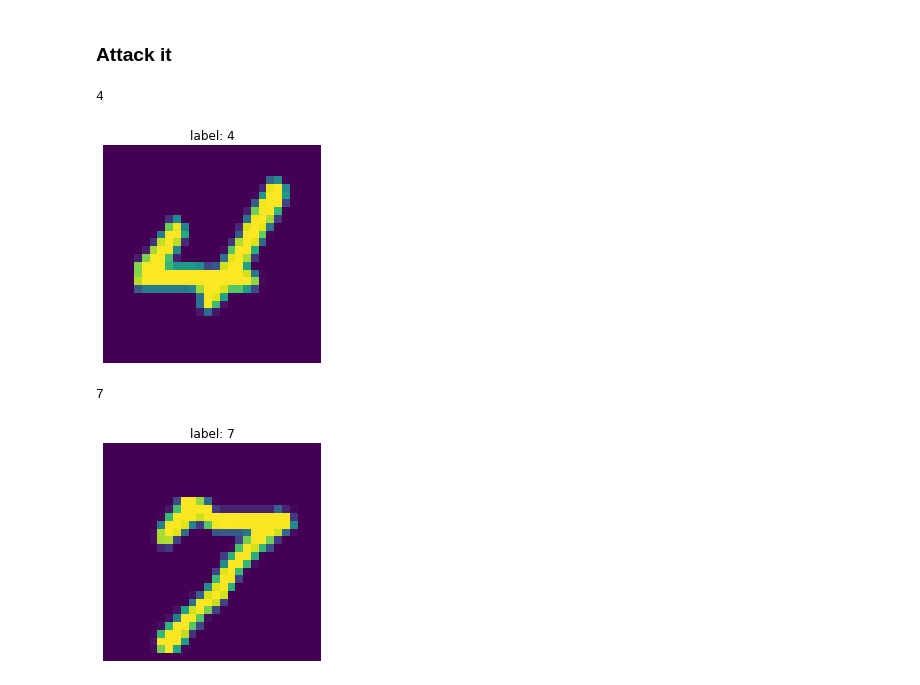
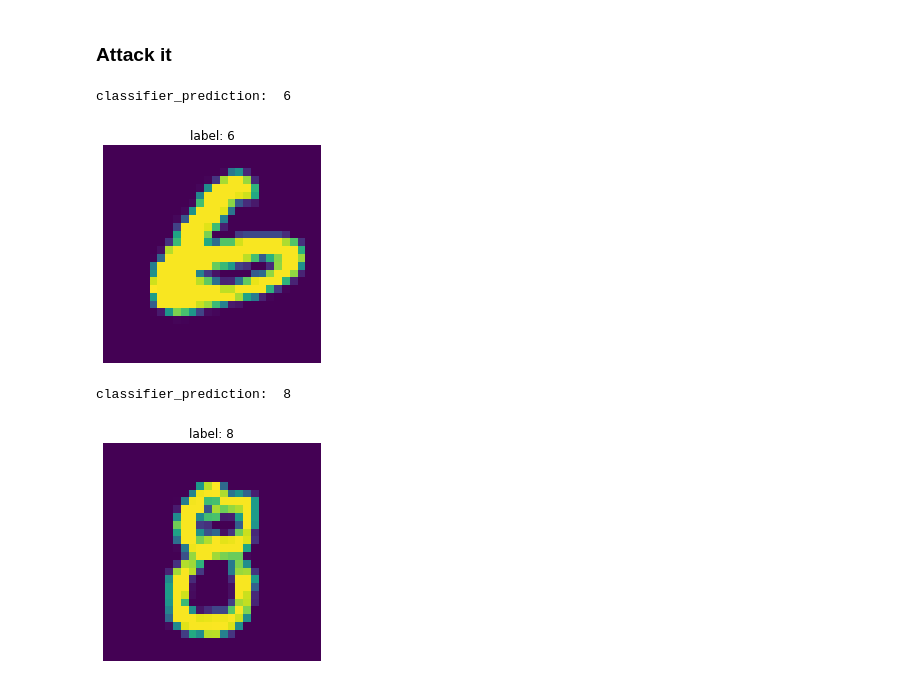
Before and after one commit to a-chubcheva/Excessive-invariance, a Jupyter notebook: autoencoder.ipynb, the cells around one changed output. Drawn from its saved outputs; the diff is of its cells as text; code cells hidden in the pictures.

Commit message:
fix autoencoder

```diff
--- a/autoencoder.ipynb
+++ b/autoencoder.ipynb
@@ -66,12 +86,14 @@ class Autoencoder(nn.Module):
   def __init__(self, input_size=28*28):
     super(Autoencoder, self).__init__()
     self.encoder = nn.Sequential(
-        nn.Linear(input_size, 128),
+        nn.Linear(input_size, 64),
+        nn.ReLU(),
+        nn.Linear(64,32),
         nn.ReLU())
-#        nn.Linear(64,64),
-#        nn.ReLU())
     self.decoder = nn.Sequential(
-        nn.Linear(128, input_size),
+        nn.Linear(32,64),
+        nn.ReLU(),
+        nn.Linear(64, input_size),
         nn.Sigmoid())
 
   def forward(self, x):
@@ -82,7 +104,7 @@ class Autoencoder(nn.Module):
 model = Autoencoder().to(device)
 criterion = nn.MSELoss().to(device)
 
-optimiser = optim.Adam(model.parameters(), lr=1e-3)
+optimiser = optim.Adam(model.parameters(), lr=1e-2)
 # %%
 autoencoder, _ = train_autoencoder(model, criterion, optimiser, train_loader)
 # %% [output]
@@ -118,8 +201,7 @@ plt.imshow(img_encoded.cpu().detach());
 # %%
-model = nn.Sequential(nn.Linear(10,10),nn.Sigmoid()).to(device)
+model = nn.Sequential(nn.Linear(10,32),nn.ReLU(), nn.Linear(32,10)).to(device)
+#model = nn.Sequential(nn.Linear(10,10)).to(device)
 
 criterion = nn.CrossEntropyLoss().to(device)
-optimizer = optim.Adam(model.parameters(), lr=1e-3)
-#optimizer = optim.SGD(model.parameters(), lr=1e-3)
-
-num_epochs = 10
+optimizer = optim.Adam(model.parameters(), lr=1e-2)
+#optimizer = optim.SGD(model.parameters(), lr=1e-2)
@@ -188,3 +228,12 @@ val epoch [10/10], loss: 1.9120, acc: 0.4577
+# %%
+def classifier_prediction(img):
+  # input is (28, 28) or (1, 28, 28) tensor
+  img = torch.reshape(img, (1, 28*28))
+  semantic = autoencoder.encoder(img)[:,:10]
+  output = classifier(semantic)
+  _, preds = torch.max(output, 1)
+
+  return preds.item()
 # %% [markdown]
 ### Attack it
 # %%
@@ -213,18 +262,14 @@ def attack(model, input, target, num_iter, alpha):
 # %%
 index1 = np.random.randint(len(val_loader.dataset))
 img1, label1 = val_loader.dataset[index1]
 plt.title('label: {}'.format(label1))
 plt.axis('off')
 plt.imshow(torch.reshape(img1, (28,28)));
 
-image1 = img1.view(img1.shape[0], -1)
-semantic1 = autoencoder.encoder(image1)[:,:10]
-output1 = classifier(semantic1)
-_, preds = torch.max(output1, 1)
-print(preds.item())
+print("classifier_prediction: ", classifier_prediction(img1))
 # %% [output]
-4
+classifier_prediction:  6
-[figure, old version]
+[figure, new version]
 # %%
 index2 = np.random.randint(len(val_loader.dataset))
 img2, label2 = val_loader.dataset[index2]
@@ -232,11 +277,7 @@ plt.title('label: {}'.format(label2))
 plt.axis('off')
 plt.imshow(torch.reshape(img2, (28,28)));
 
-image2 = img2.view(img2.shape[0], -1)
-semantic2 = autoencoder.encoder(image2)[:,:10]
-output2 = classifier(semantic2)
-_, preds = torch.max(output2, 1)
-print(preds.item())
+print("classifier_prediction: ", classifier_prediction(img2))
 # %% [output]
-7
+classifier_prediction:  8
-[figure, old version]
+[figure, new version]
```
Also changed, not shown: parts of 16 cells of this notebook.
